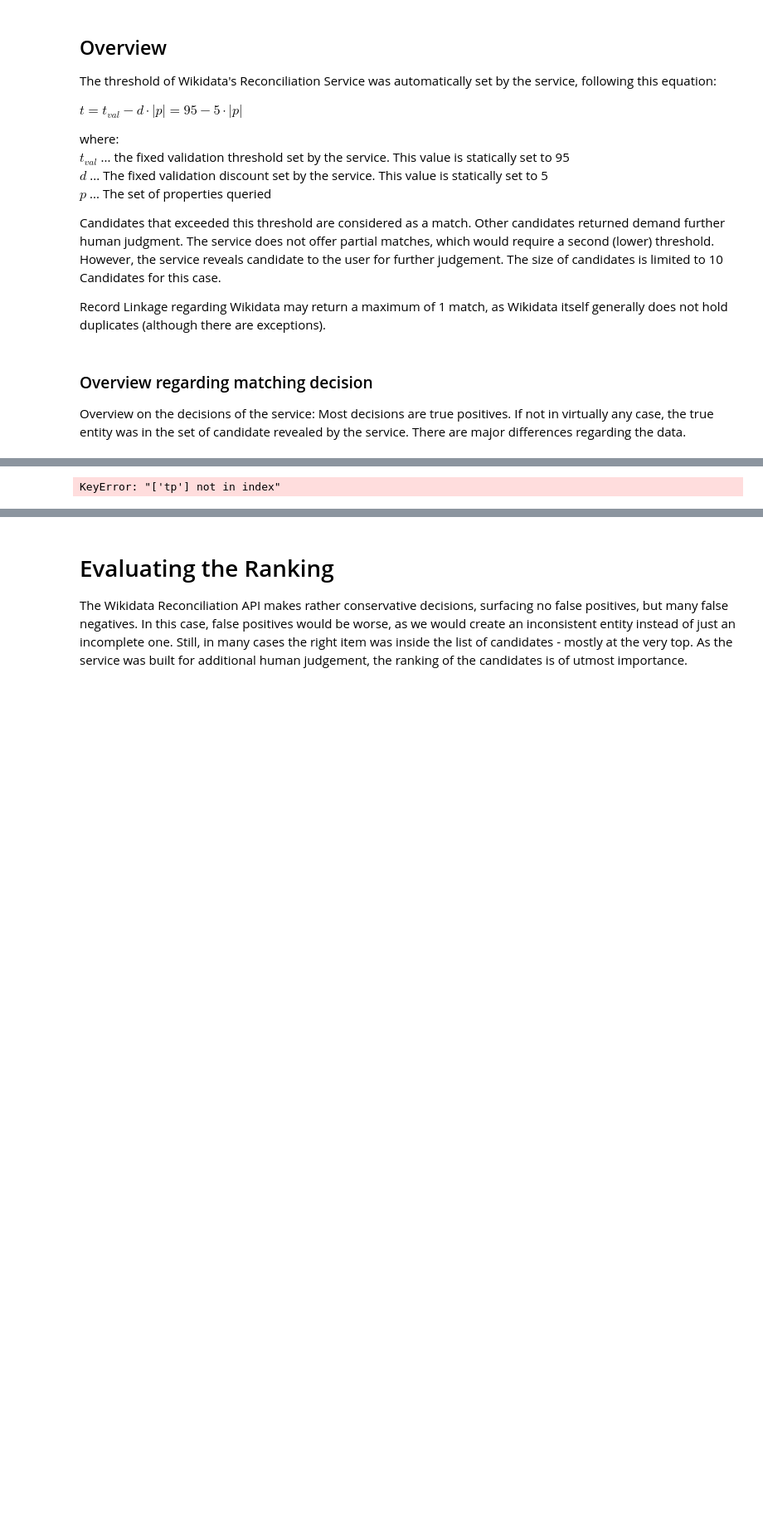
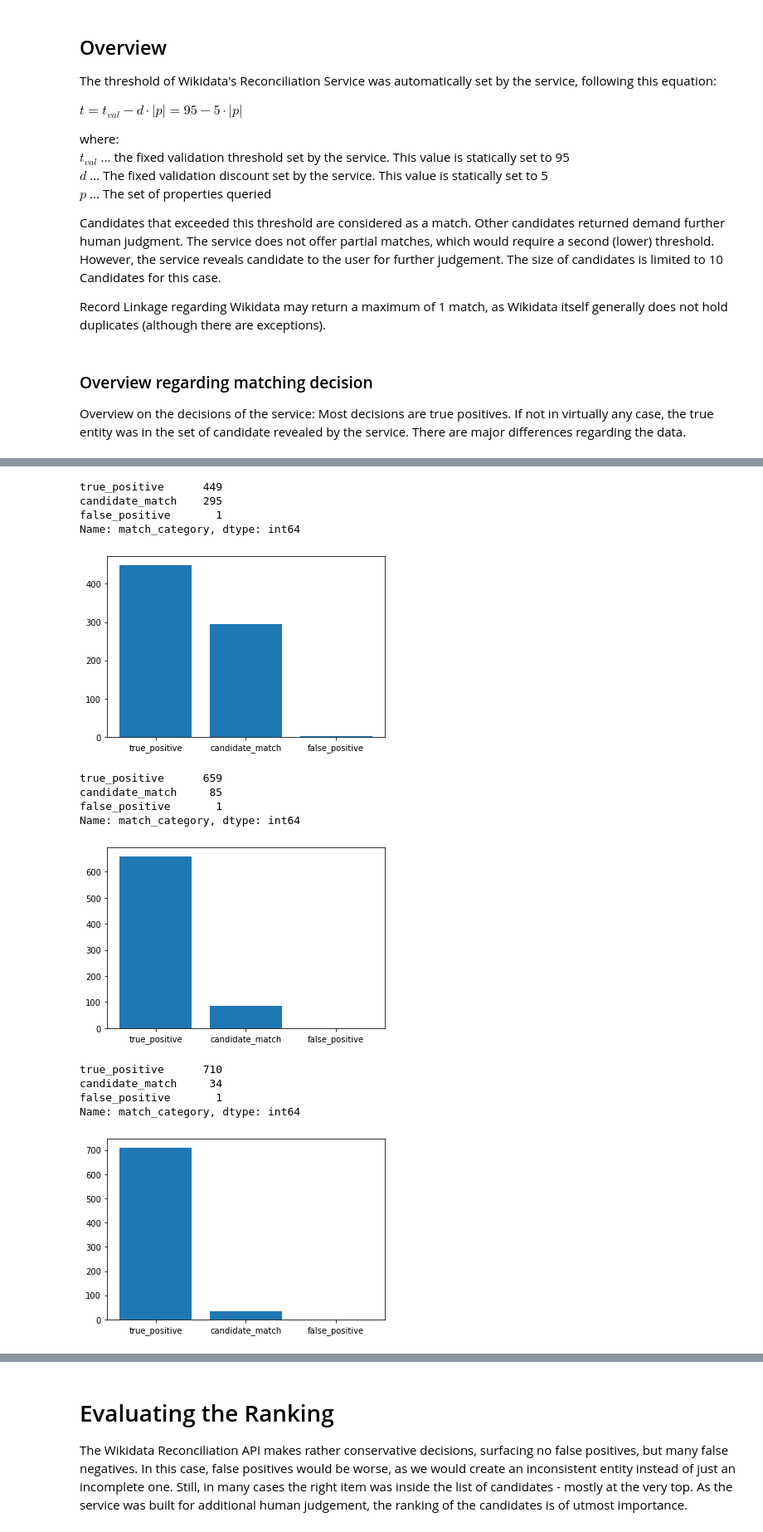
Before and after one commit to PeterWalchhofer/evaluation_bachelor_thesis, a Jupyter notebook: Analysis.ipynb, the cells around one changed output, grey strips where cells are left out. Shown at 83% size. Saved outputs shown, nothing was run; the diff lists cells and outputs as text; code cells hidden in the pictures; blank space fills up the shorter version.

```diff
--- a/Analysis.ipynb
+++ b/Analysis.ipynb
@@ -280,24 +308,37 @@ Overview on the decisions of the service: Most decisions are true positives. If
 # %%
 def matching_overview(cd):
     cd = cd[~cd["wikidata"].isna()]
     any_cd_match = cd[["match", "tp"]].groupby(cd["id"]).any()#.to_frame("any_cd_match")
     any_cd_match["match_category"] = np.select([
         any_cd_match["match"] & any_cd_match["tp"],
         any_cd_match["match"]
     ],[ "true_positive", "candidate_match"], default="false_positive")
-    any_cd_match["match_category"].value_counts()
 
     match_category = any_cd_match["match_category"].value_counts()
     plt.bar(match_category.index,match_category)
 #TODO erste grafik FP anschauen
 matching_overview(cd_table_full)
 plt.show()
 matching_overview(cd_table_refined)
 plt.show()
 matching_overview(cd_table_sparse)
 plt.show()
 # %% [output]
-KeyError: "['tp'] not in index"
+true_positive      449
+candidate_match    295
+false_positive       1
+Name: match_category, dtype: int64
+[figure, added]
+true_positive      659
+candidate_match     85
+false_positive       1
+Name: match_category, dtype: int64
+[figure, added]
+true_positive      710
+candidate_match     34
+false_positive       1
+Name: match_category, dtype: int64
+[figure, added]
 # %% [markdown]
 # Evaluating Matching decisions
 The matching decision is evaluated seperatly from the ranking of candidates.
```
Also changed, not shown: parts of 33 cells of this notebook, 7 other files.
